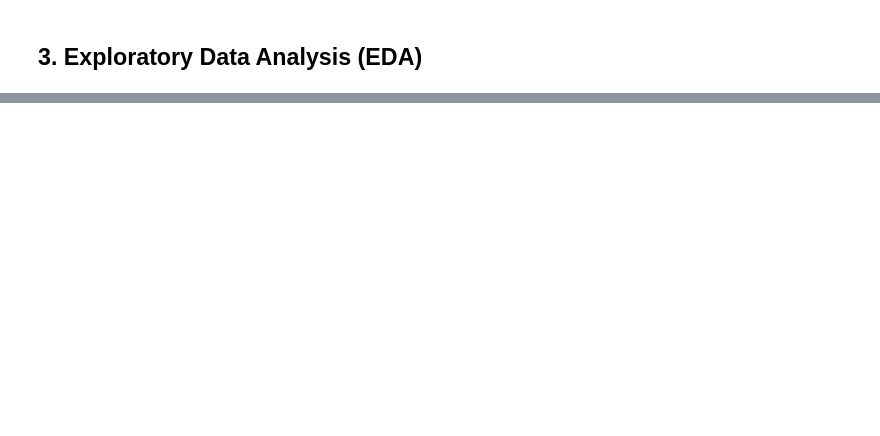
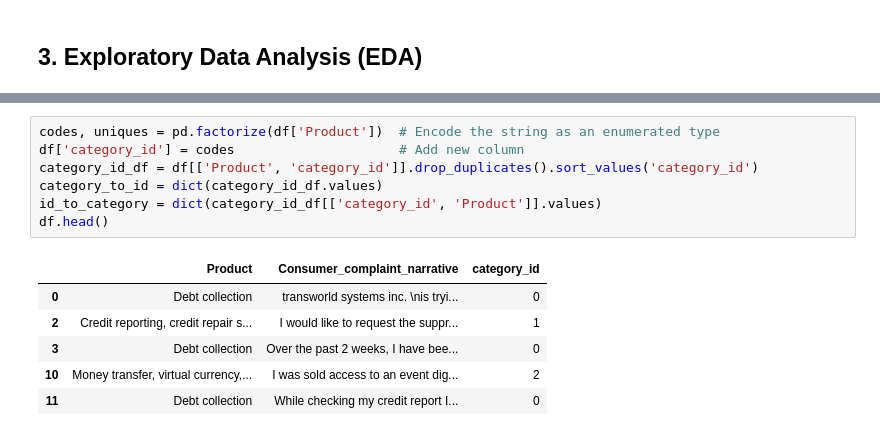
Before and after one commit to weil0819/DS-Pipeline, a Jupyter notebook: Text Classification/Multi-Class Text Classification with Scikit-Learn.ipynb, the cells around one changed output, grey strips where cells are left out. Cells and saved outputs as stored; diff of their text form; blank space fills up the shorter version.

```diff
--- a/Text Classification/Multi-Class Text Classification with Scikit-Learn.ipynb
+++ b/Text Classification/Multi-Class Text Classification with Scikit-Learn.ipynb
@@ -12,0 +108,14 @@ However, the vast majority of text classification articles and tutorials on the
+# %%
+codes, uniques = pd.factorize(df['Product'])  # Encode the string as an enumerated type
+df['category_id'] = codes                     # Add new column
+category_id_df = df[['Product', 'category_id']].drop_duplicates().sort_values('category_id')
+category_to_id = dict(category_id_df.values)
+id_to_category = dict(category_id_df[['category_id', 'Product']].values)
+df.head()
+# %% [output]
+|  | Product | Consumer_complaint_narrative | category_id |
+| 0 | Debt collection | transworld systems inc. \nis tryi... | 0 |
+| 2 | Credit reporting, credit repair s... | I would like to request the suppr... | 1 |
+| 3 | Debt collection | Over the past 2 weeks, I have bee... | 0 |
+| 10 | Money transfer, virtual currency,... | I was sold access to an event dig... | 2 |
+| 11 | Debt collection | While checking my credit report I... | 0 |
```
Also changed, not shown: parts of 22 cells of this notebook.
